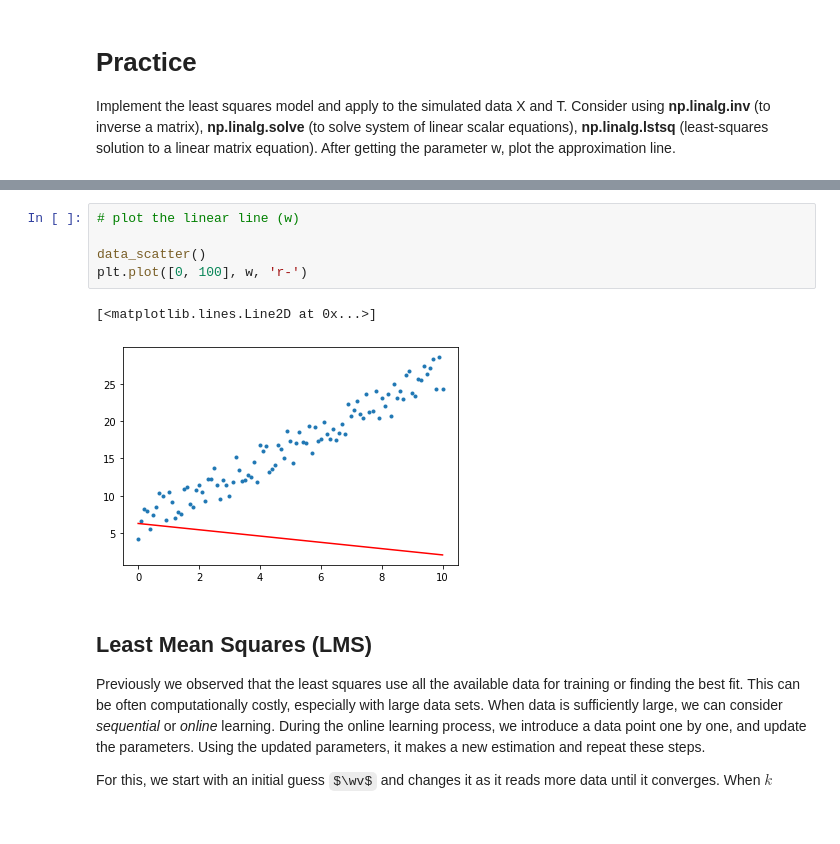
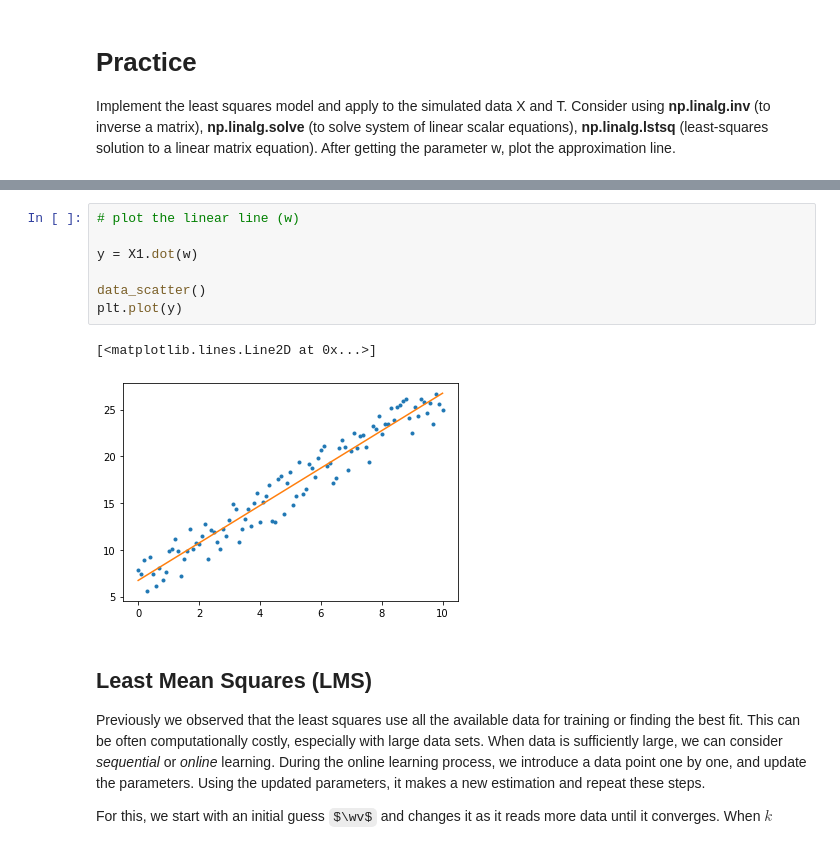
Before and after one commit to biqar/Fall-2020-ITCS-8156-MachineLearning, a Jupyter notebook: reading_assignments/1_Note-Linear Model.ipynb, the cells around one changed output, grey strips where cells are left out. Saved outputs shown, nothing was run; the diff lists cells and outputs as text; some formulas as TeX source.

```diff
--- a/reading_assignments/1_Note-Linear Model.ipynb
+++ b/reading_assignments/1_Note-Linear Model.ipynb
@@ -299,11 +302,13 @@ print(w)
 # %%
 # plot the linear line (w)
 
+y = X1.dot(w)
+
 data_scatter()
-plt.plot([0, 100], w, 'r-')
+plt.plot(y)
 # %% [output]
 [<matplotlib.lines.Line2D at 0x...>]
-[figure, old version]
+[figure, new version]
 # %% [markdown]
 ## Least Mean Squares (LMS)
 
```
Also changed, not shown: parts of 3 cells of this notebook.
